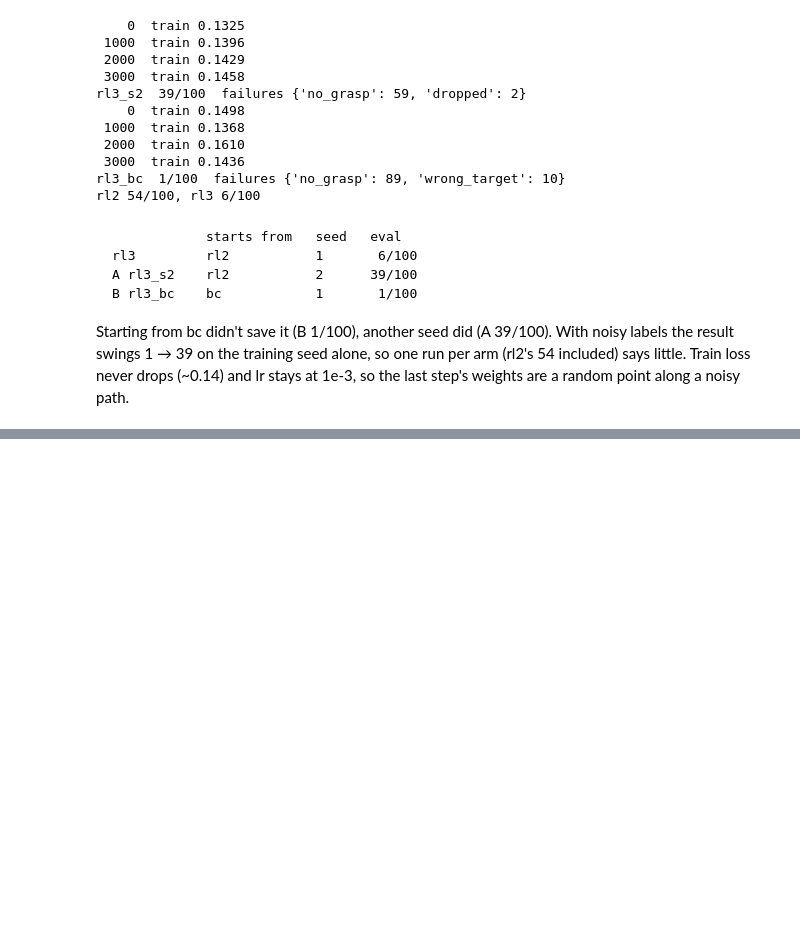
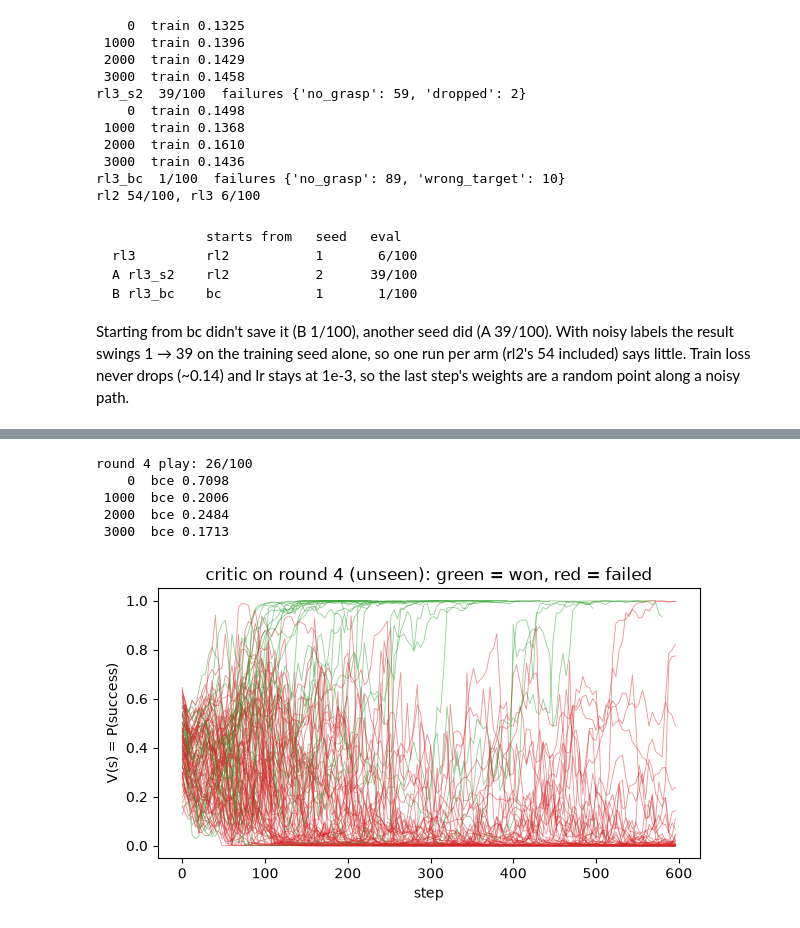
Before and after one commit to rgsk/dream-robot, a Jupyter notebook: rough/rl.ipynb, the cells around one changed output, grey strips where cells are left out. Saved outputs shown, nothing was run; the diff lists cells and outputs as text; code cells hidden in the pictures; blank space fills up the shorter version.

```diff
--- a/rough/rl.ipynb
+++ b/rough/rl.ipynb
@@ -489,0 +513,7 @@ Starting from bc didn't save it (B 1/100), another seed did (A 39/100). With noi
+# %%
+net = Net().to(dev)
+net.load_state_dict(finetune_round2_decay(seed))
+nets['rl2_cos'] = net.eval()
+print('rl2_cos', end='  ')
+eval100('rl2_cos', seed)
+print('rl2 (constant lr) 54/100')
@@ -489,0 +575,5 @@ Starting from bc didn't save it (B 1/100), another seed did (A 39/100). With noi
+# %%
+@cache
+def pg_collect(k, seed):
+    first = 3000 + 100 * (k - 1)  # round 1 plays 3000-3099, round 2 3100-3199, ...
+    return play_all(pg_nets[k - 1], range(first, first + 100))
@@ -489,0 +747,8 @@ Starting from bc didn't save it (B 1/100), another seed did (A 39/100). With noi
+# %%
+class Critic(Net):
+    def __init__(self):
+        super().__init__()
+        self.head = nn.Sequential(nn.Linear(128 * len(cams) + 8, 512), nn.ReLU(), nn.Linear(512, 1))
+
+    def forward(self, ims, st):  # -> [B] logit of P(success)
+        return super().forward(ims, st)[:, 0]
@@ -489,0 +781,40 @@ Starting from bc didn't save it (B 1/100), another seed did (A 39/100). With noi
+# %%
+import matplotlib.pyplot as plt
+import torch.nn.functional as F
+
+
+@torch.no_grad()
+def values(v, e):
+    # [T] P(success) at every stored step of episode e
+    x = {c: torch.tensor(e[c]).to(dev).float() / 255 for c in cams}
+    return torch.sigmoid(v(x, torch.tensor(e['state']).to(dev))).cpu().numpy()
+
+
+eps4 = pg_collect(4, seed)  # ppo3 plays; the critic never sees these
+print(f'round 4 play: {sum(e["R"] for e in eps4):.0f}/100')
+critic = Critic().to(dev)
+critic.load_state_dict(train_critic(4, seed))
+critic.eval()
+
+fig, ax = plt.subplots(figsize=(7, 3.5))
+for e in eps4:
+    ax.plot(
+        np.arange(len(e['action'])) * 4,
+        values(critic, e),
+        color='tab:green' if e['R'] else 'tab:red',
+        lw=0.6,
+        alpha=0.5,
+    )
+ax.set(
+    xlabel='step',
+    ylabel='V(s) = P(success)',
+    title='critic on round 4 (unseen): green = won, red = failed',
+)
+plt.show()
+# %% [output]
+round 4 play: 26/100
+    0  bce 0.7098
+ 1000  bce 0.2006
+ 2000  bce 0.2484
+ 3000  bce 0.1713
+[figure, added]
```
Also changed, not shown: parts of 40 cells of this notebook.
